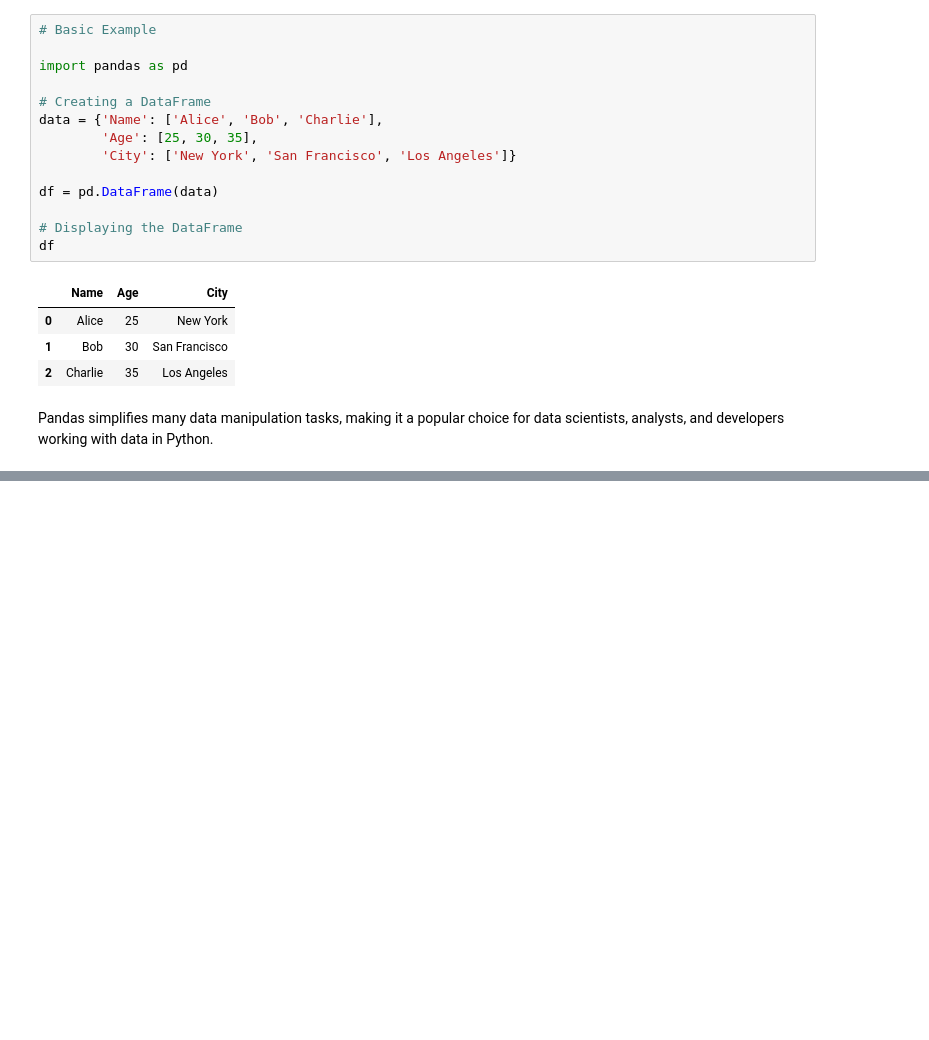
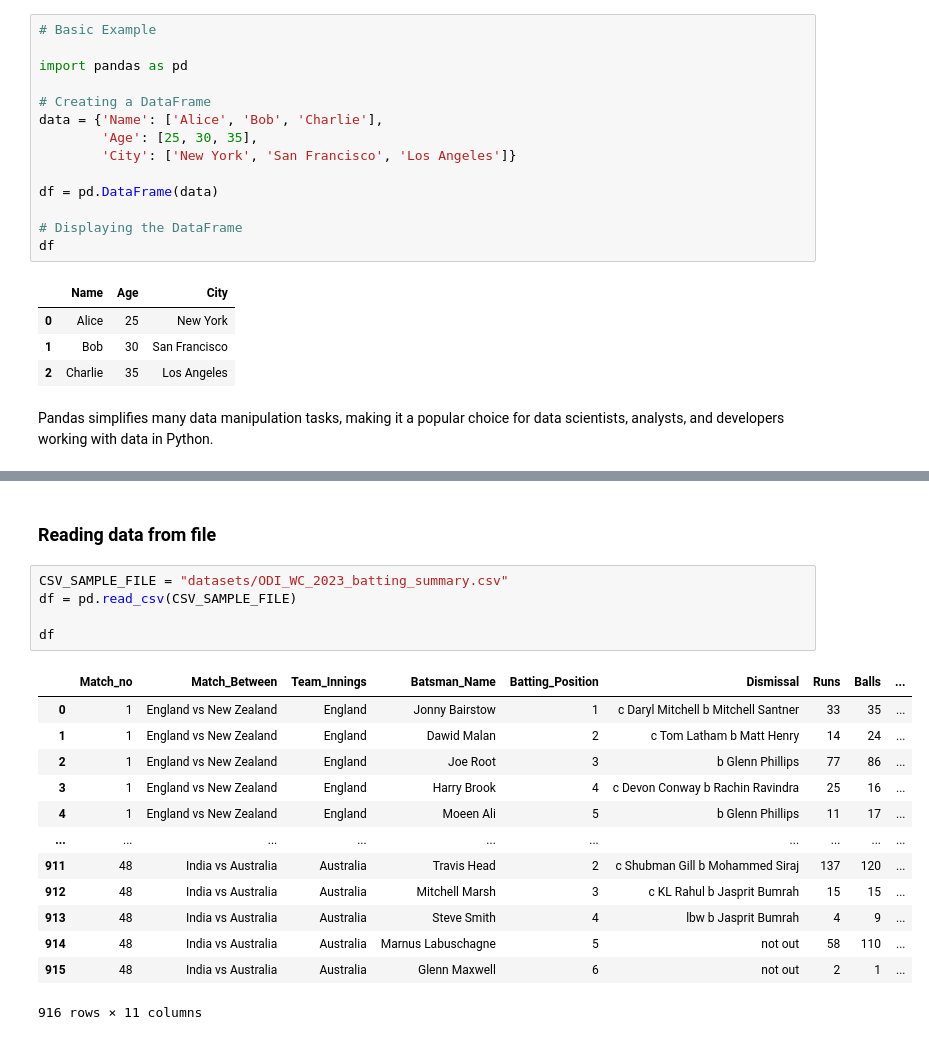
Before and after one commit to themrinalsinha/EverythingAI, a Jupyter notebook: Tools/Pandas Learnings/Introduction.ipynb, the cells around one changed output, grey strips where cells are left out. Saved outputs shown, nothing was run; the diff lists cells and outputs as text; blank space fills up the shorter version.

```diff
--- a/Tools/Pandas Learnings/Introduction.ipynb
+++ b/Tools/Pandas Learnings/Introduction.ipynb
@@ -31,0 +101,21 @@ Pandas simplifies many data manipulation tasks, making it a popular choice for d
+# %% [markdown]
+### Reading data from file
+# %%
+CSV_SAMPLE_FILE = "datasets/ODI_WC_2023_batting_summary.csv"
+df = pd.read_csv(CSV_SAMPLE_FILE)
+
+df
+# %% [output]
+|  | Match_no | Match_Between | Team_Innings | Batsman_Name | Batting_Position | Dismissal | Runs | Balls | ... |
+| 0 | 1 | England vs New Zealand | England | Jonny Bairstow | 1 | c Daryl Mitchell b Mitchell Santner | 33 | 35 | ... |
+| 1 | 1 | England vs New Zealand | England | Dawid Malan | 2 | c Tom Latham b Matt Henry | 14 | 24 | ... |
+| 2 | 1 | England vs New Zealand | England | Joe Root | 3 | b Glenn Phillips | 77 | 86 | ... |
+| 3 | 1 | England vs New Zealand | England | Harry Brook | 4 | c Devon Conway b Rachin Ravindra | 25 | 16 | ... |
+| 4 | 1 | England vs New Zealand | England | Moeen Ali | 5 | b Glenn Phillips | 11 | 17 | ... |
+| ... | ... | ... | ... | ... | ... | ... | ... | ... | ... |
+| 911 | 48 | India vs Australia | Australia | Travis Head | 2 | c Shubman Gill b Mohammed Siraj | 137 | 120 | ... |
+| 912 | 48 | India vs Australia | Australia | Mitchell Marsh | 3 | c KL Rahul b Jasprit Bumrah | 15 | 15 | ... |
+| 913 | 48 | India vs Australia | Australia | Steve Smith | 4 | lbw b Jasprit Bumrah | 4 | 9 | ... |
+| 914 | 48 | India vs Australia | Australia | Marnus Labuschagne | 5 | not out | 58 | 110 | ... |
+| 915 | 48 | India vs Australia | Australia | Glenn Maxwell | 6 | not out | 2 | 1 | ... |
+916 rows × 11 columns
```
Also changed, not shown: parts of 24 cells of this notebook, 3 other files.
